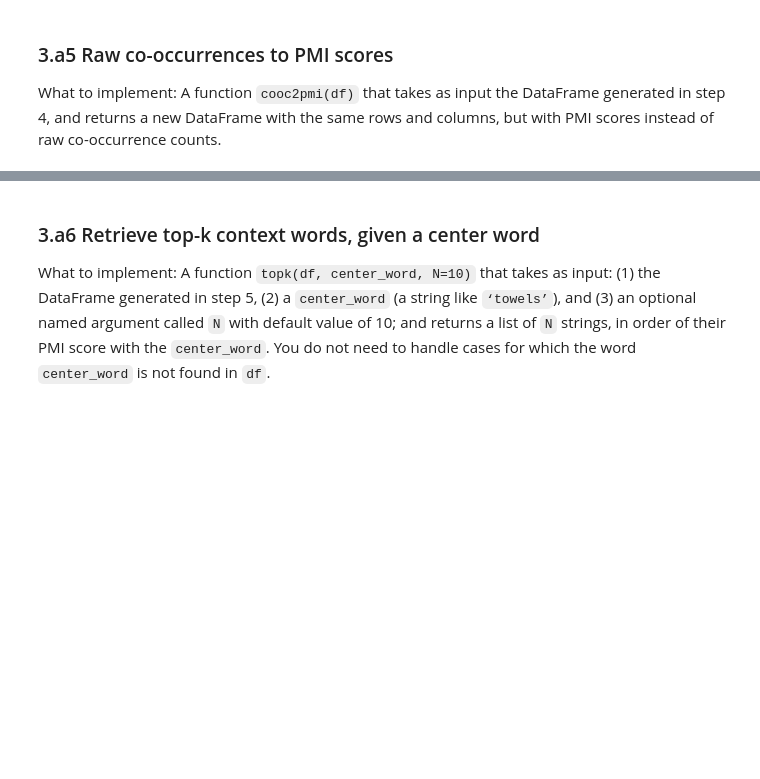
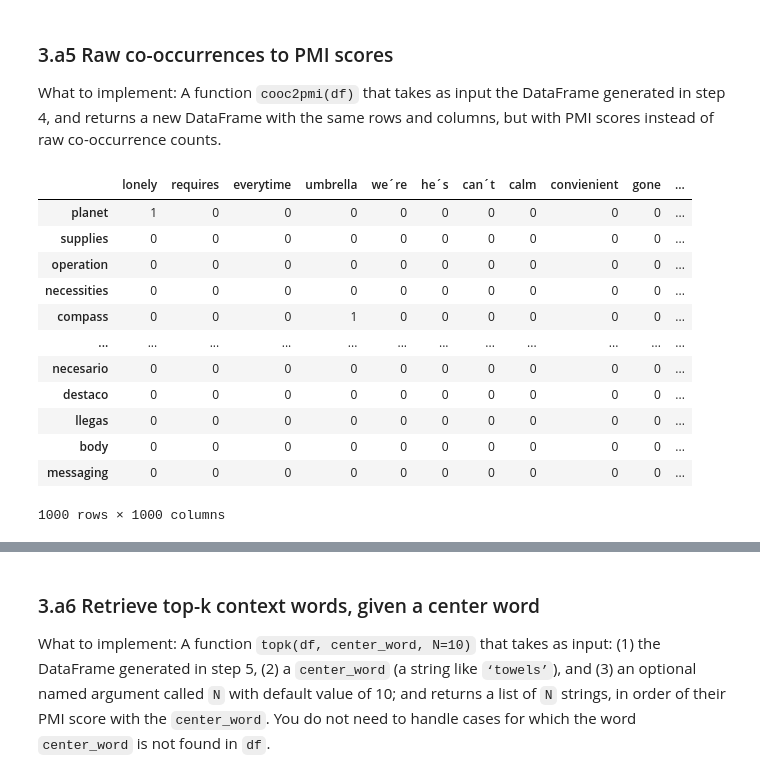
Before and after one commit to statho7/Computational-Data-Science-Coursework-2, a Jupyter notebook: Part_3.ipynb, the cells around one changed output, grey strips where cells are left out. Drawn from its saved outputs; the diff is of its cells as text; code cells hidden in the pictures; blank space fills up the shorter version.

```diff
--- a/Part_3.ipynb
+++ b/Part_3.ipynb
@@ -242,0 +239,16 @@ def cooc2pmi(df):
+# %%
+coocdf
+# %% [output]
+|  | lonely | requires | everytime | umbrella | we´re | he´s | can´t | calm | convienient | gone | ... |
+| planet | 1 | 0 | 0 | 0 | 0 | 0 | 0 | 0 | 0 | 0 | ... |
+| supplies | 0 | 0 | 0 | 0 | 0 | 0 | 0 | 0 | 0 | 0 | ... |
+| operation | 0 | 0 | 0 | 0 | 0 | 0 | 0 | 0 | 0 | 0 | ... |
+| necessities | 0 | 0 | 0 | 0 | 0 | 0 | 0 | 0 | 0 | 0 | ... |
+| compass | 0 | 0 | 0 | 1 | 0 | 0 | 0 | 0 | 0 | 0 | ... |
+| ... | ... | ... | ... | ... | ... | ... | ... | ... | ... | ... | ... |
+| necesario | 0 | 0 | 0 | 0 | 0 | 0 | 0 | 0 | 0 | 0 | ... |
+| destaco | 0 | 0 | 0 | 0 | 0 | 0 | 0 | 0 | 0 | 0 | ... |
+| llegas | 0 | 0 | 0 | 0 | 0 | 0 | 0 | 0 | 0 | 0 | ... |
+| body | 0 | 0 | 0 | 0 | 0 | 0 | 0 | 0 | 0 | 0 | ... |
+| messaging | 0 | 0 | 0 | 0 | 0 | 0 | 0 | 0 | 0 | 0 | ... |
+1000 rows × 1000 columns
```
Also changed, not shown: parts of 4 cells of this notebook.
